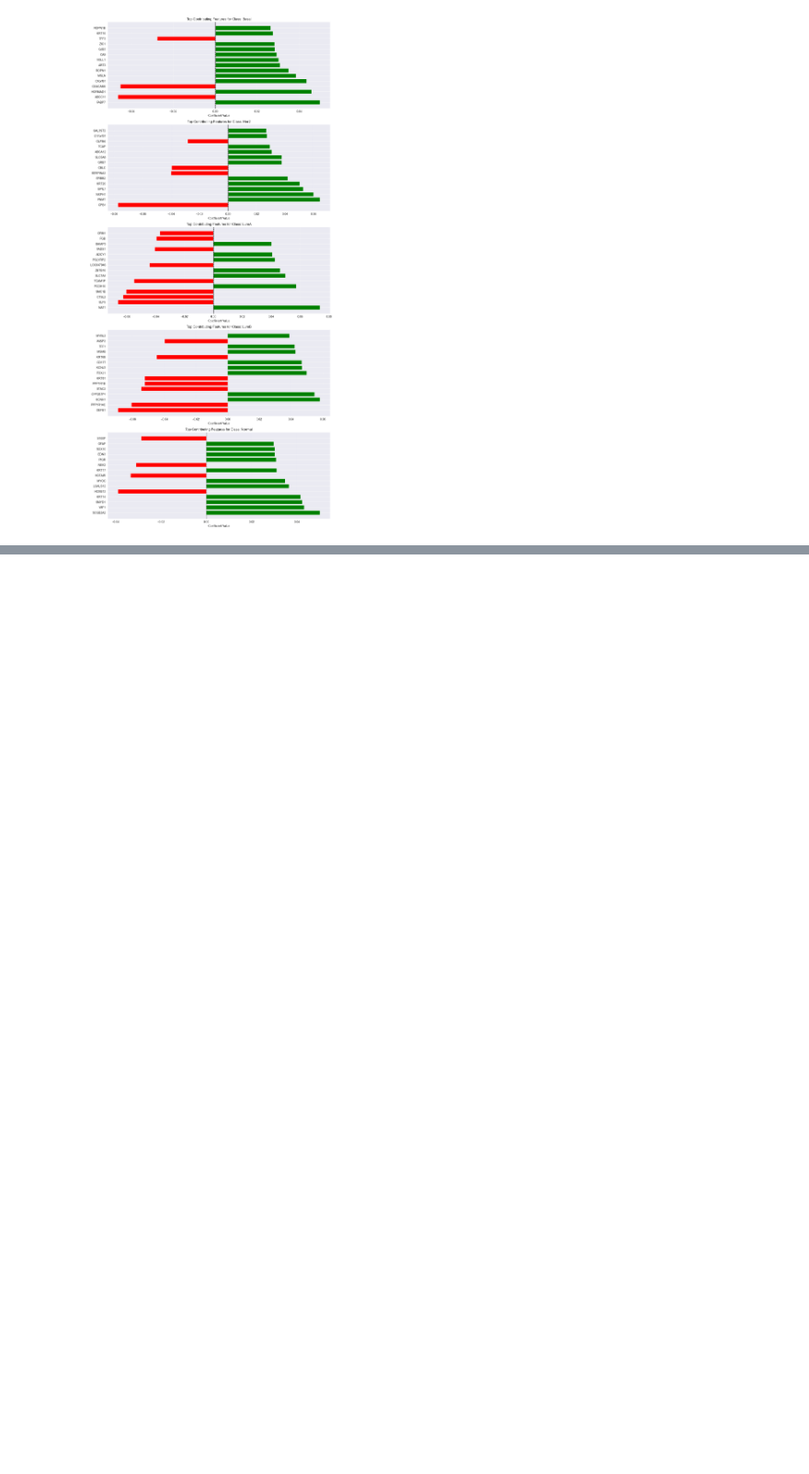
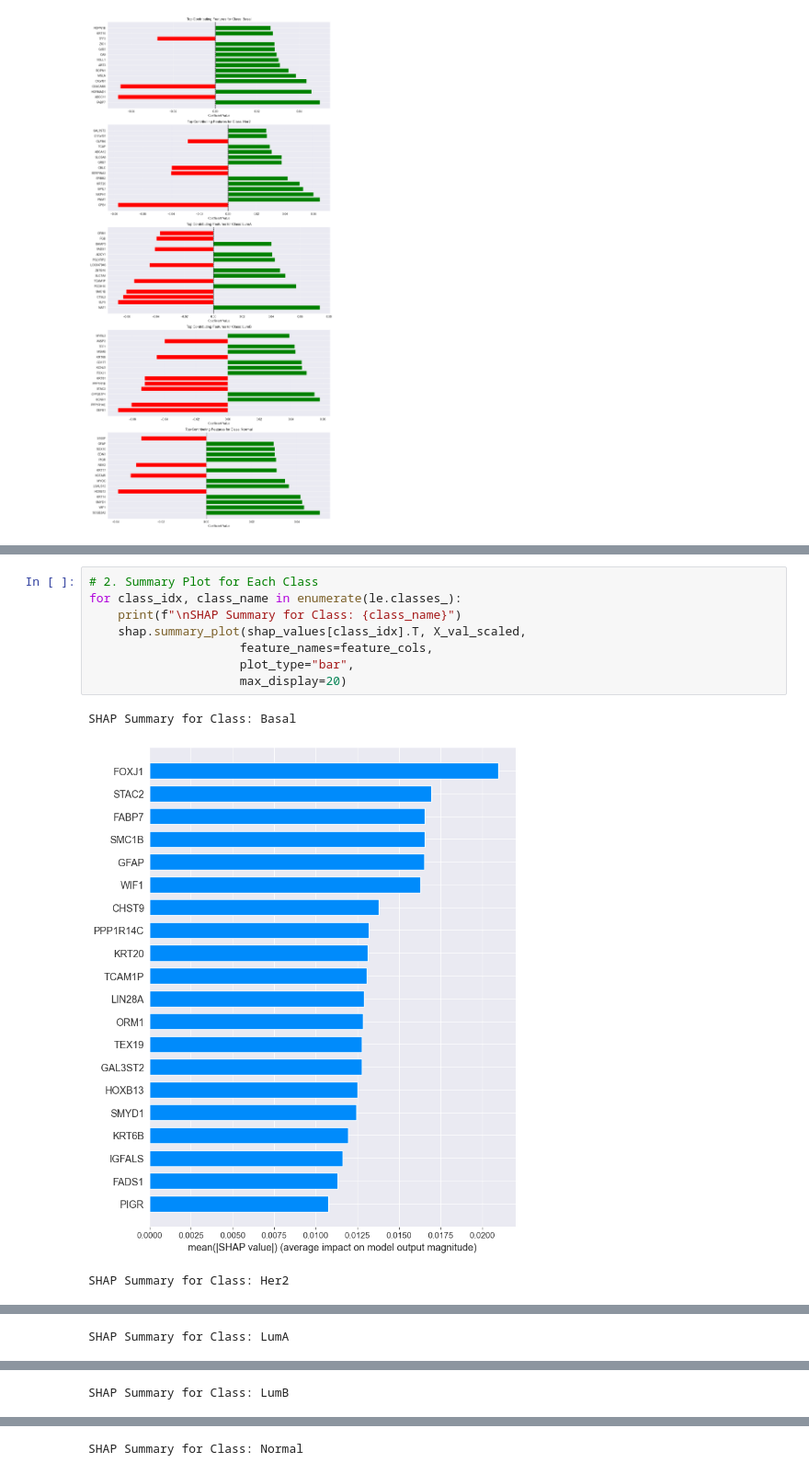
Before and after one commit to Aidinferaz/breast-cancer-pam50-xai-classification, a Jupyter notebook: White-Box Model/LogisticRegression.ipynb, the cells around one changed output, grey strips where cells are left out. Shown at 92% size. Drawn from its saved outputs; the diff is of its cells as text; blank space fills up the shorter version.

```diff
--- a/White-Box Model/LogisticRegression.ipynb
+++ b/White-Box Model/LogisticRegression.ipynb
@@ -332,0 +360,12 @@ plt.show()
+# %%
+# 2. Summary Plot for Each Class
+for class_idx, class_name in enumerate(le.classes_):
+    print(f"\nSHAP Summary for Class: {class_name}")
+    shap.summary_plot(shap_values[class_idx].T, X_val_scaled,
+                     feature_names=feature_cols,
+                     plot_type="bar",
+                     max_display=20)
+# %% [output]
+SHAP Summary for Class: Basal
+[figure, added]
+SHAP Summary for Class: Her2
@@ -332,0 +373 @@ plt.show()
+SHAP Summary for Class: LumA
@@ -332,0 +375 @@ plt.show()
+SHAP Summary for Class: LumB
@@ -332,0 +377 @@ plt.show()
+SHAP Summary for Class: Normal
```
Also changed, not shown: parts of 7 cells of this notebook.
